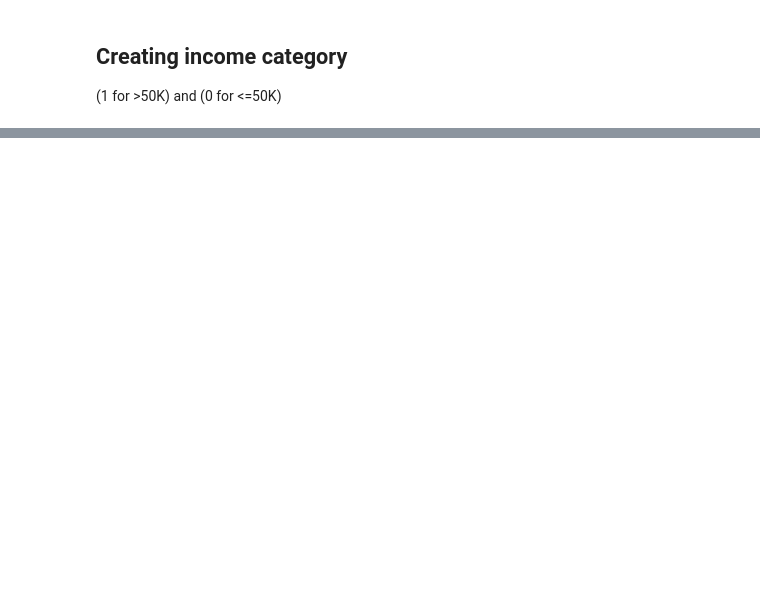
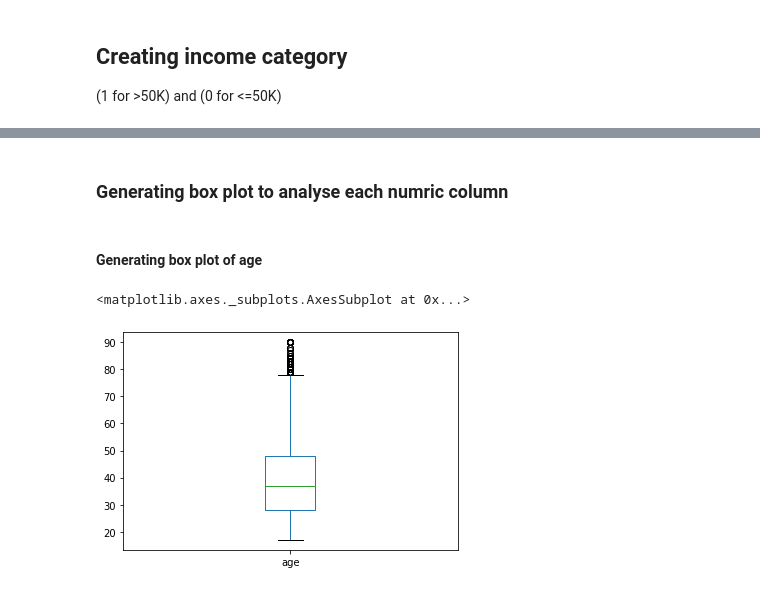
Before and after one commit to EverestBoy/Adult-data-analysis-from-ucl-machine-learning-repository, a Jupyter notebook: adult_data_github.ipynb, the cells around one changed output, grey strips where cells are left out. Cells and saved outputs as stored; diff of their text form; code cells hidden in the pictures; blank space fills up the shorter version.

```diff
--- a/adult_data_github.ipynb
+++ b/adult_data_github.ipynb
@@ -39,0 +102,9 @@ data.head(2)
+# %% [markdown]
+### Generating box plot to analyse each numric column
+# %% [markdown]
+#### Generating box plot of age
+# %%
+data.age.plot(kind = 'box')
+# %% [output]
+<matplotlib.axes._subplots.AxesSubplot at 0x...>
+[figure, added]
```
Also changed, not shown: parts of 38 cells of this notebook.
